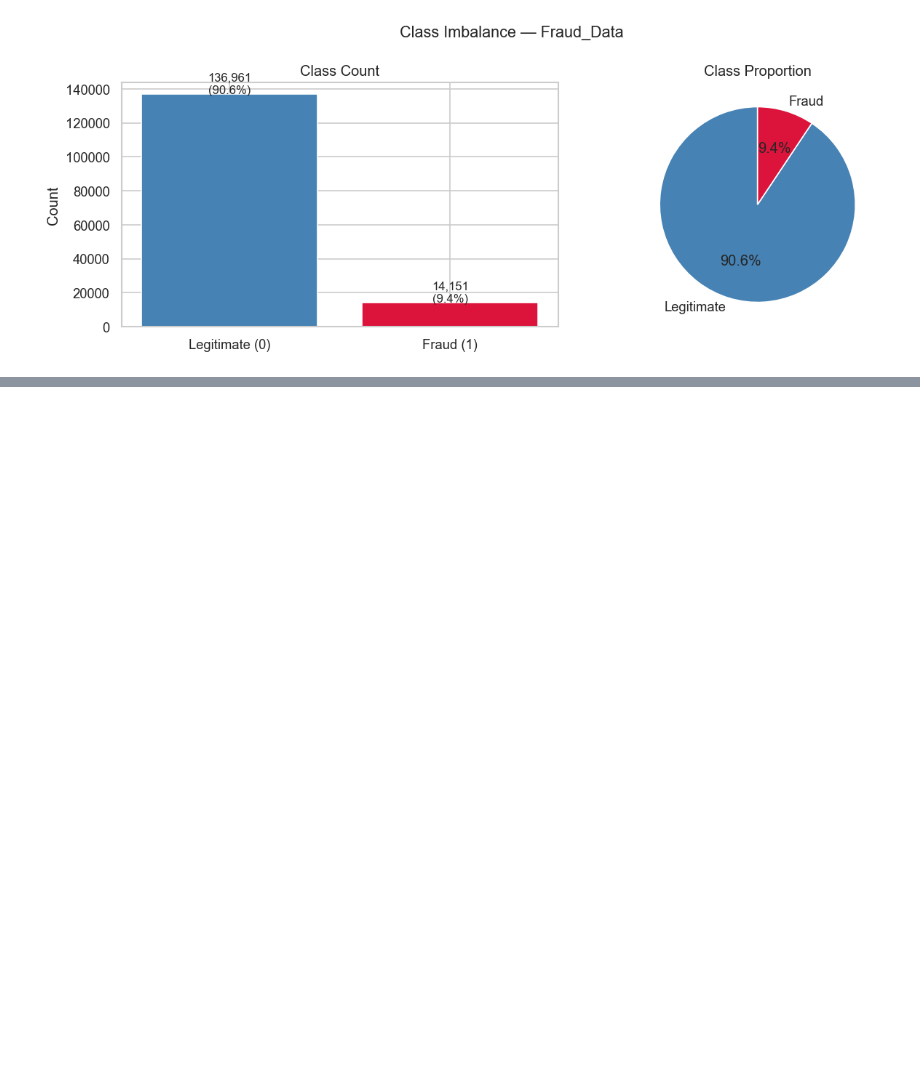
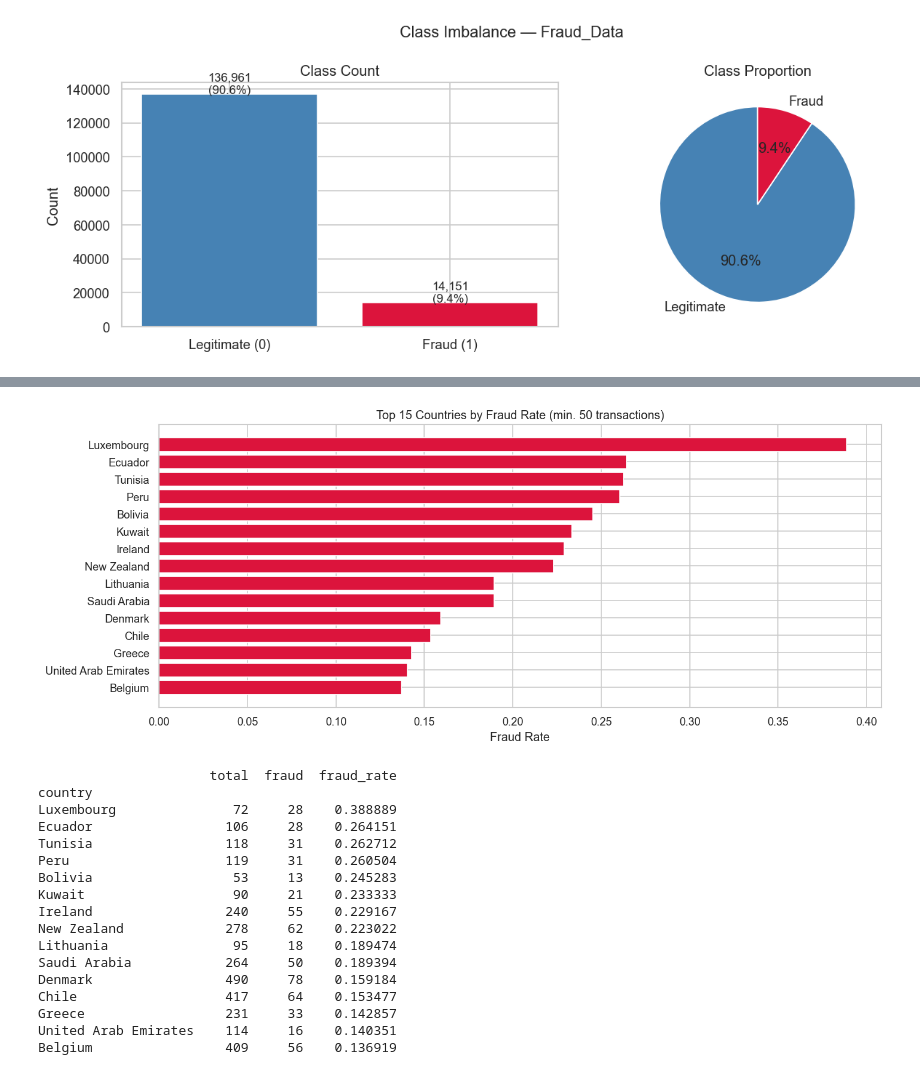
Before and after one commit to Redeat-Birhane/fraud-detection, a Jupyter notebook: notebooks/eda-fraud-data.ipynb, the cells around one changed output, grey strips where cells are left out. Drawn from its saved outputs; the diff is of its cells as text; code cells hidden in the pictures; blank space fills up the shorter version.

```diff
--- a/notebooks/eda-fraud-data.ipynb
+++ b/notebooks/eda-fraud-data.ipynb
@@ -331,0 +408,40 @@ Imbalance ratio — Legit:Fraud = 136961:14151 (9:1)
+# %%
+# Fraud rate by country — top 15
+country_fraud = (
+    fraud_df.groupby('country')
+    .agg(total=('class', 'count'), fraud=('class', 'sum'))
+    .assign(fraud_rate=lambda d: d['fraud'] / d['total'])
+    .query('total >= 50')
+    .sort_values('fraud_rate', ascending=False)
+    .head(15)
+)
+
+fig, ax = plt.subplots(figsize=(12, 5))
+ax.barh(country_fraud.index, country_fraud['fraud_rate'],
+        color='crimson', edgecolor='white')
+ax.set_xlabel('Fraud Rate')
+ax.set_title('Top 15 Countries by Fraud Rate (min. 50 transactions)')
+ax.invert_yaxis()
+plt.tight_layout()
+plt.show()
+
+print(country_fraud)
+# %% [output]
+[figure, added]
+                      total  fraud  fraud_rate
+country
+Luxembourg               72     28    0.388889
+Ecuador                 106     28    0.264151
+Tunisia                 118     31    0.262712
+Peru                    119     31    0.260504
+Bolivia                  53     13    0.245283
+Kuwait                   90     21    0.233333
+Ireland                 240     55    0.229167
+New Zealand             278     62    0.223022
+Lithuania                95     18    0.189474
+Saudi Arabia            264     50    0.189394
+Denmark                 490     78    0.159184
+Chile                   417     64    0.153477
+Greece                  231     33    0.142857
+United Arab Emirates    114     16    0.140351
+Belgium                 409     56    0.136919
```
Also changed, not shown: parts of 3 cells of this notebook.
